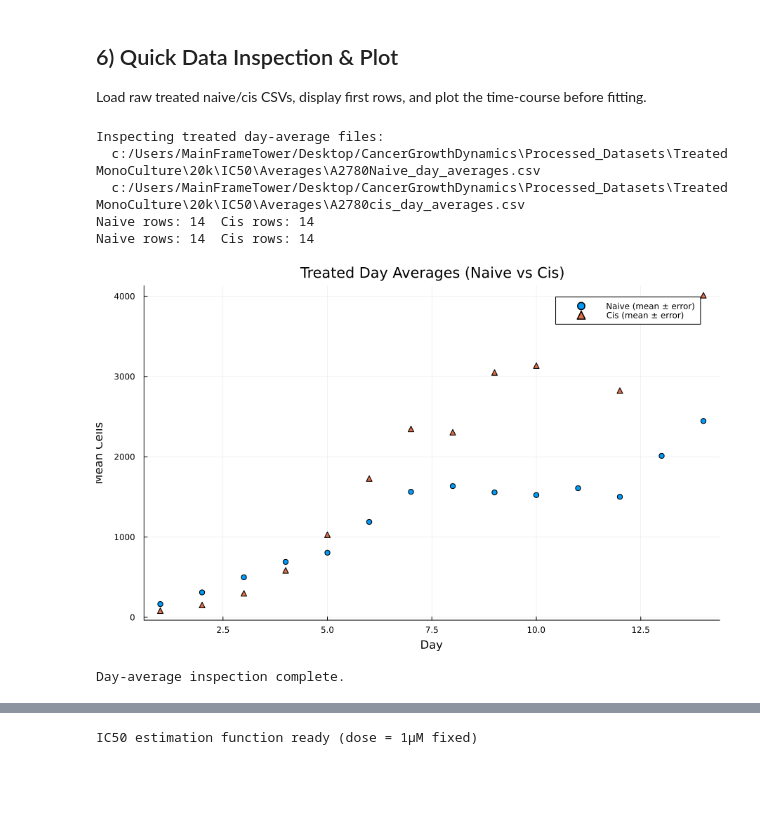
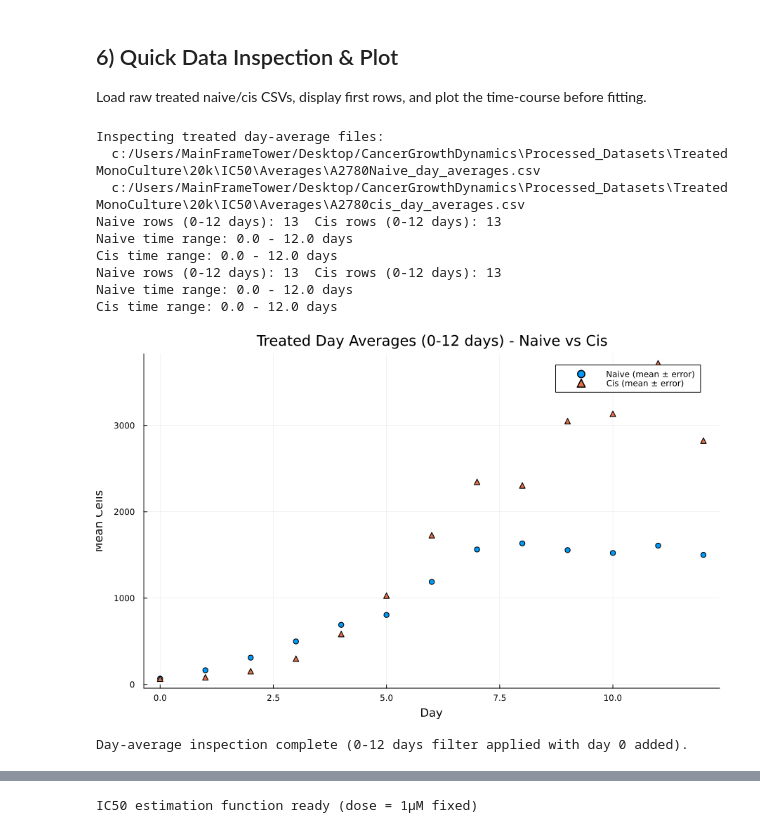
Before and after one commit to kadinelbak/CancerGrowthDynamics, a Jupyter notebook: Modelling Data Notebooks/Treated MonoCulture/Treated MonoCulture Math Modelling - 20k IC50.ipynb, the cells around one changed output, grey strips where cells are left out. Cells and saved outputs as stored; diff of their text form; code cells hidden in the pictures; blank space fills up the shorter version.

```diff
--- a/Modelling Data Notebooks/Treated MonoCulture/Treated MonoCulture Math Modelling - 20k IC50.ipynb
+++ b/Modelling Data Notebooks/Treated MonoCulture/Treated MonoCulture Math Modelling - 20k IC50.ipynb
@@ -197,41 +569,66 @@ Load untreated baseline r,K, perform treated fits for naive and cis lines, and p
 ## 6) Quick Data Inspection & Plot
 Load raw treated naive/cis CSVs, display first rows, and plot the time-course before fitting.
 # %%
-# 6) Quick Data Inspection & Plot (Day Averages)
+# 6) Quick Data Inspection & Plot (Day Averages) - FILTERED TO 0-12 DAYS
 # Use pre-computed day-average CSVs for treated Naive and Cis lines.
 AVG_DIR = joinpath(ROOT, "Processed_Datasets", "Treated MonoCulture", "20k", "IC50", "Averages")
 naive_avg = joinpath(AVG_DIR, "A2780Naive_day_averages.csv")
 cis_avg   = joinpath(AVG_DIR, "A2780cis_day_averages.csv")
 println("Inspecting treated day-average files:\n  " * naive_avg * "\n  " * cis_avg)
 @assert isfile(naive_avg) "Missing naive day averages: $(naive_avg)"
 @assert isfile(cis_avg)   "Missing cis day averages: $(cis_avg)"
 
-function load_day_avg_with_err(path::AbstractString)
+function load_day_avg_with_err(path::AbstractString; max_day=12.0)
     df = CSV.read(path, DataFrame)
     daycol = :Day ∈ names(df) ? :Day : first(filter(c -> occursin("day", lowercase(String(c))), names(df)))
     valcol = Symbol("Mean Cells") ∈ names(df) ? Symbol("Mean Cells") : first(filter(c -> occursin("mean", lowercase(String(c))) && occursin("cells", lowercase(String(c))), names(df)))
     errcol = Symbol("SEM Cells") ∈ names(df) ? Symbol("SEM Cells") : (Symbol("SD Cells") ∈ names(df) ? Symbol("SD Cells") : nothing)
     x = Float64.(df[!, daycol]); y = Float64.(df[!, valcol]); yerr = errcol === nothing ? nothing : Float64.(df[!, errcol])
+
+    # Filter to only include data up to max_day (0-12 days)
+    time_filter = x .<= max_day
+    x = x[time_filter]; y = y[time_filter];
+    if yerr !== nothing
+        yerr = yerr[time_filter]
+    end
+
+    # Add day 0 data point if not present (seeding density: 67 cells for 20k)
+    if minimum(x) > 0
+        # Prepend day 0 data
+        x = vcat([0.0], x)
+        y = vcat([67.0], y)  # 20k seeding density = 67 cells
+        if yerr !== nothing
+            yerr = vcat([0.0], yerr)  # No error for seeding count
+        end
+    end
+
     perm = sortperm(x); x = x[perm]; y = y[perm]; yerr = isnothing(yerr) ? nothing : yerr[perm]
     return x, y, yerr, df
 end
 
-xN, yN, yerrN, dfN = load_day_avg_with_err(naive_avg)
-xC, yC, yerrC, dfC = load_day_avg_with_err(cis_avg)
-println("Naive rows: ", nrow(dfN), "  Cis rows: ", nrow(dfC))
+# Load data with 0-12 day filter and day 0 addition
+xN, yN, yerrN, dfN = load_day_avg_with_err(naive_avg; max_day=12.0)
+xC, yC, yerrC, dfC = load_day_avg_with_err(cis_avg; max_day=12.0)
+println("Naive rows (0-12 days): ", length(xN), "  Cis rows (0-12 days): ", length(xC))
+println("Naive time range: $(minimum(xN)) - $(maximum(xN)) days")
+println("Cis time range: $(minimum(xC)) - $(maximum(xC)) days")
 
-plt = scatter(xN, yN; yerror=yerrN, marker=:circle, label="Naive (mean ± error)", xlabel="Day", ylabel="Mean Cells", title="Treated Day Averages (Naive vs Cis)")
+plt = scatter(xN, yN; yerror=yerrN, marker=:circle, label="Naive (mean ± error)", xlabel="Day", ylabel="Mean Cells", title="Treated Day Averages (0-12 days) - Naive vs Cis")
 scatter!(plt, xC, yC; yerror=yerrC, marker=:utriangle, label="Cis (mean ± error)")
 display(plt)
-println("Day-average inspection complete.")
+println("Day-average inspection complete (0-12 days filter applied with day 0 added).")
 # %% [output]
 Inspecting treated day-average files:
   c:/Users/MainFrameTower/Desktop/CancerGrowthDynamics\Processed_Datasets\Treated MonoCulture\20k\IC50\Averages\A2780Naive_day_averages.csv
   c:/Users/MainFrameTower/Desktop/CancerGrowthDynamics\Processed_Datasets\Treated MonoCulture\20k\IC50\Averages\A2780cis_day_averages.csv
-Naive rows: 14  Cis rows: 14
-Naive rows: 14  Cis rows: 14
+Naive rows (0-12 days): 13  Cis rows (0-12 days): 13
+Naive time range: 0.0 - 12.0 days
+Cis time range: 0.0 - 12.0 days
+Naive rows (0-12 days): 13  Cis rows (0-12 days): 13
+Naive time range: 0.0 - 12.0 days
+Cis time range: 0.0 - 12.0 days
-[figure, old version]
+[figure, new version]
-Day-average inspection complete.
+Day-average inspection complete (0-12 days filter applied with day 0 added).
 # %%
 # 7) Estimate IC50 values from 1µM treatment response (corrected approach)
 for sym in (:xN, :yN, :xC, :yC)
```
Also changed, not shown: parts of 8 cells of this notebook, 16 other files.
